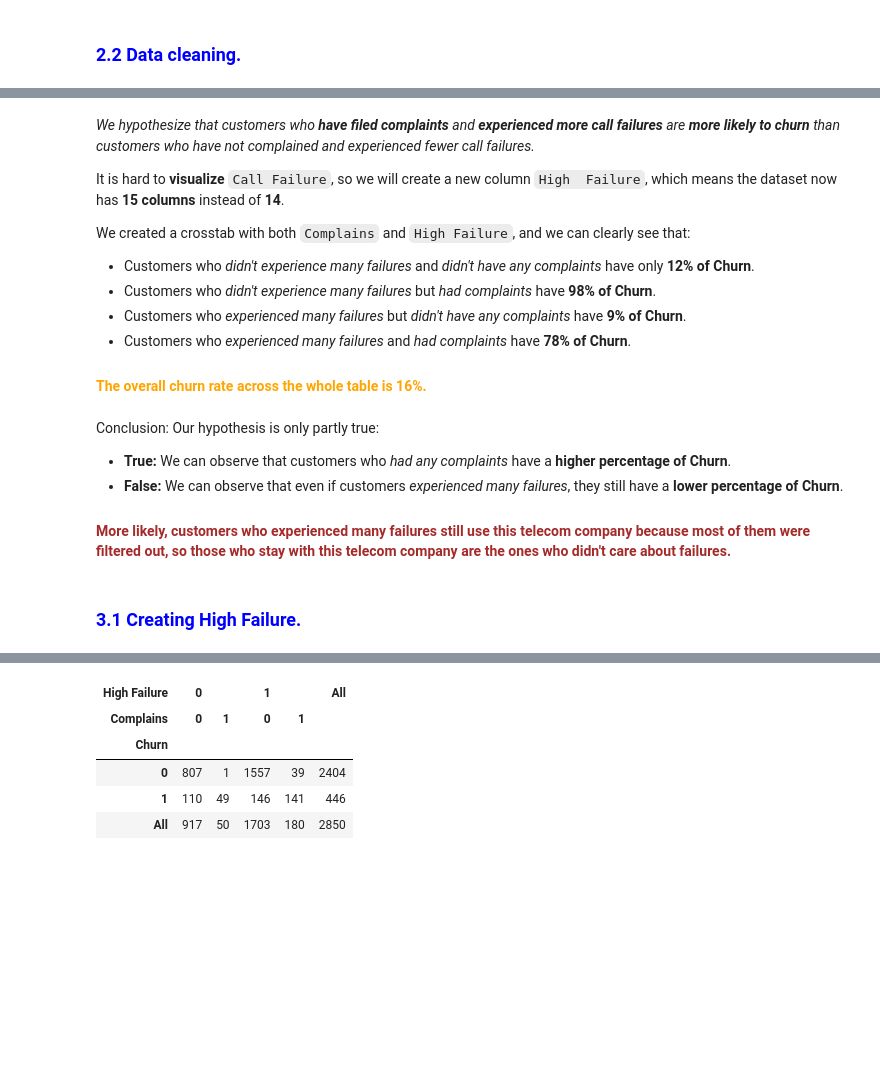
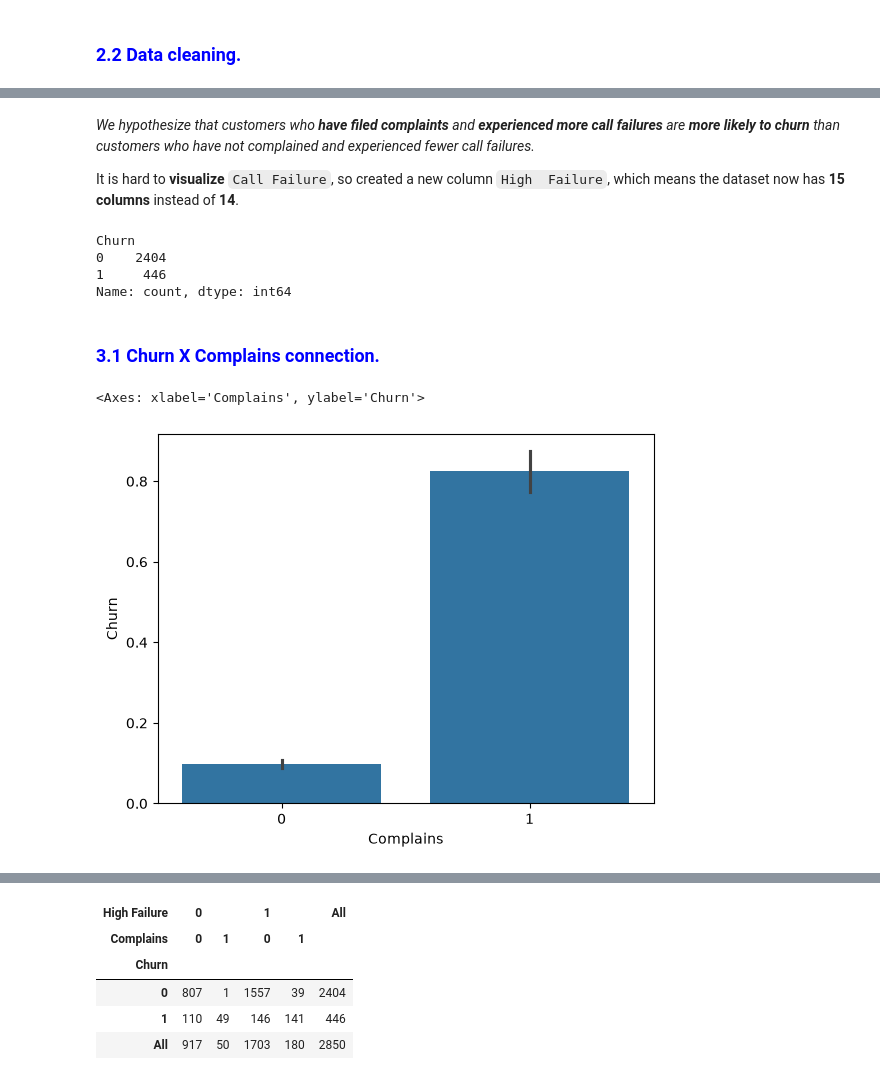
Before and after one commit to ntairuly/FinalProject_by_59ChurnGuard, a Jupyter notebook: Main (3).ipynb, the cells around one changed output, grey strips where cells are left out. Drawn from its saved outputs; the diff is of its cells as text; code cells hidden in the pictures; blank space fills up the shorter version.

```diff
--- a/Main (3).ipynb
+++ b/Main (3).ipynb
@@ -109,20 +244,18 @@ display(df_clean.shape)
 # %% [markdown]
 *We hypothesize that customers who **have filed complaints** and **experienced more call failures** are **more likely to churn** than customers who have not complained and experienced fewer call failures.*
 
-It is hard to **visualize** `Call Failure`, so we will create a new column `High  Failure`, which means the dataset now has **15 columns** instead of **14**.
-
-We created a crosstab with both `Complains` and `High Failure`, and we can clearly see that:
-- Customers who *didn't experience many failures* and *didn't have any complaints* have only **12% of Churn**.
-- Customers who *didn't experience many failures* but *had complaints* have **98% of Churn**.
-- Customers who *experienced many failures* but *didn't have any complaints* have **9% of Churn**.
-- Customers who *experienced many failures* and *had complaints* have **78% of Churn**.
-<h4 style="color:orange">The overall churn rate across the whole table is 16%.</h4>
+It is hard to **visualize** `Call Failure`, so created a new column `High  Failure`, which means the dataset now has **15 columns** instead of **14**.
-# %% [markdown]
-Conclusion: Our hypothesis is only partly true:
-- **True:** We can observe that customers who *had any complaints* have a **higher percentage of Churn**.
-- **False:** We can observe that even if customers *experienced many failures*, they still have a **lower percentage of Churn**.
-<h4 style="color:brown">More likely, customers who experienced many failures still use this telecom company because most of them were filtered out, so those who stay with this telecom company are the ones who didn't care about failures.</h4>
-# %% [markdown]
-<h3 style="color:blue">3.1 Creating High  Failure.</h3>
 # %%
-df_clean["High  Failure"] = (df_clean["Call  Failure"] > (df_clean["Call  Failure"].median()/2)).astype("int")
+df_clean["Churn"].value_counts()
+# %% [output]
+Churn
+0    2404
+1     446
+Name: count, dtype: int64
+# %% [markdown]
+<h3 style="color:blue">3.1 Churn X Complains connection.</h3>
+# %%
+sns.barplot(data=df_clean, x='Complains', y='Churn')
+# %% [output]
+<Axes: xlabel='Complains', ylabel='Churn'>
+[figure, added]
```
Also changed, not shown: parts of 21 cells of this notebook.
